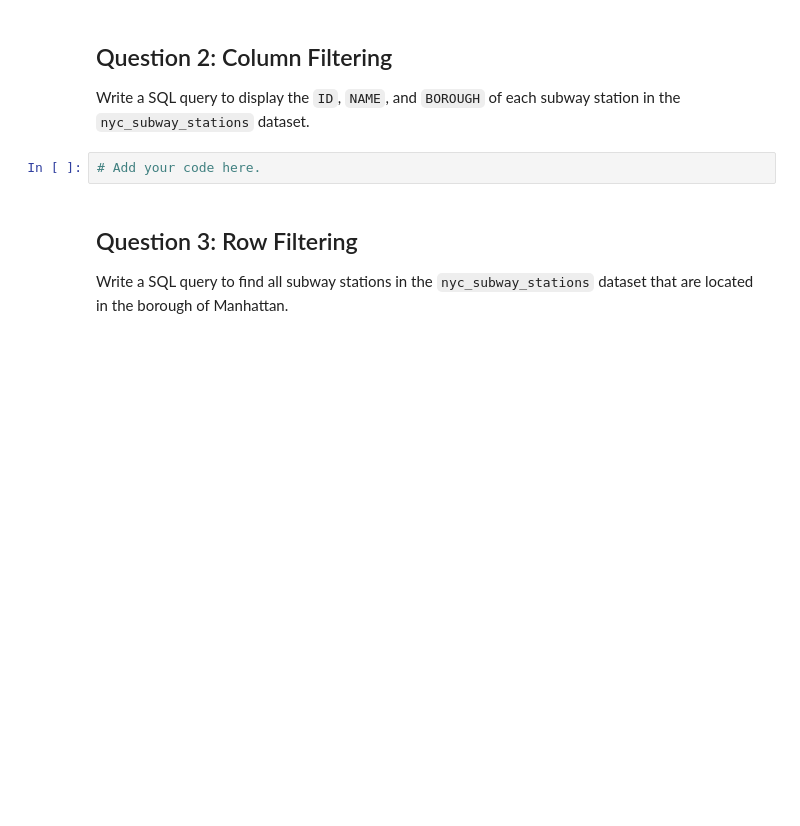
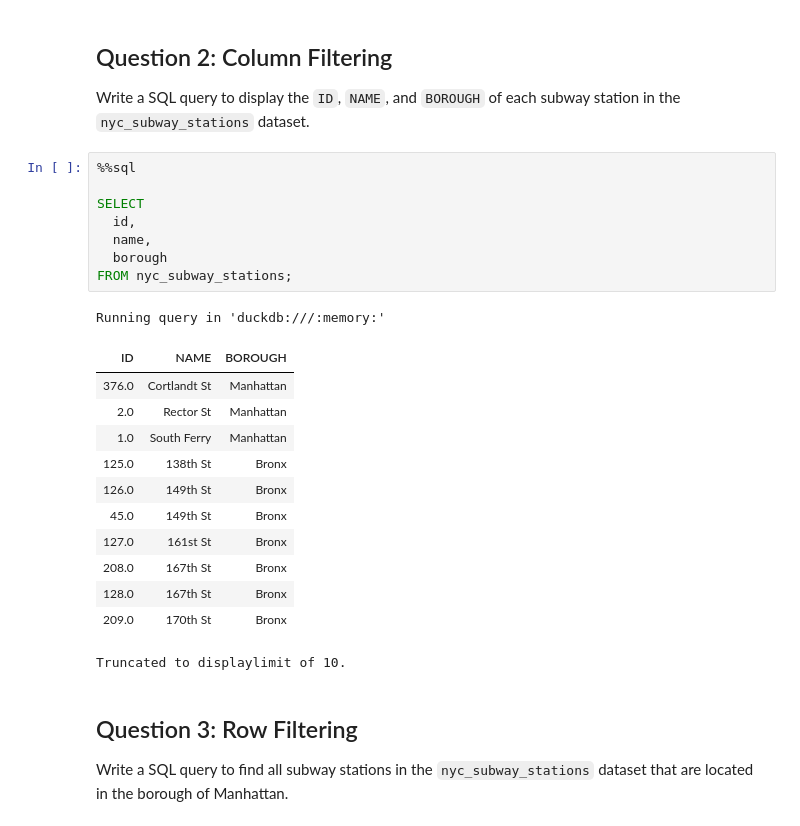
Before and after one commit to ZhuxunChen/Zhuxun.github.io, a Jupyter notebook: notebooks/W02_lab.ipynb, the cells around one changed output. Drawn from its saved outputs; the diff is of its cells as text; blank space fills up the shorter version.

```diff
--- a/notebooks/W02_lab.ipynb
+++ b/notebooks/W02_lab.ipynb
@@ -28,7 +84,27 @@ Create a database, then write a SQL query to create a table named `nyc_subway_st
 
 Write a SQL query to display the `ID`, `NAME`, and `BOROUGH` of each subway station in the `nyc_subway_stations` dataset.
 # %%
-# Add your code here.
+%%sql
+
+SELECT
+  id,
+  name,
+  borough
+FROM nyc_subway_stations;
+# %% [output]
+Running query in 'duckdb:///:memory:'
+| ID | NAME | BOROUGH |
+| 376.0 | Cortlandt St | Manhattan |
+| 2.0 | Rector St | Manhattan |
+| 1.0 | South Ferry | Manhattan |
+| 125.0 | 138th St | Bronx |
+| 126.0 | 149th St | Bronx |
+| 45.0 | 149th St | Bronx |
+| 127.0 | 161st St | Bronx |
+| 208.0 | 167th St | Bronx |
+| 128.0 | 167th St | Bronx |
+| 209.0 | 170th St | Bronx |
+Truncated to displaylimit of 10.
 # %% [markdown]
 ## Question 3: Row Filtering
 
```
Also changed, not shown: parts of 14 cells of this notebook.
